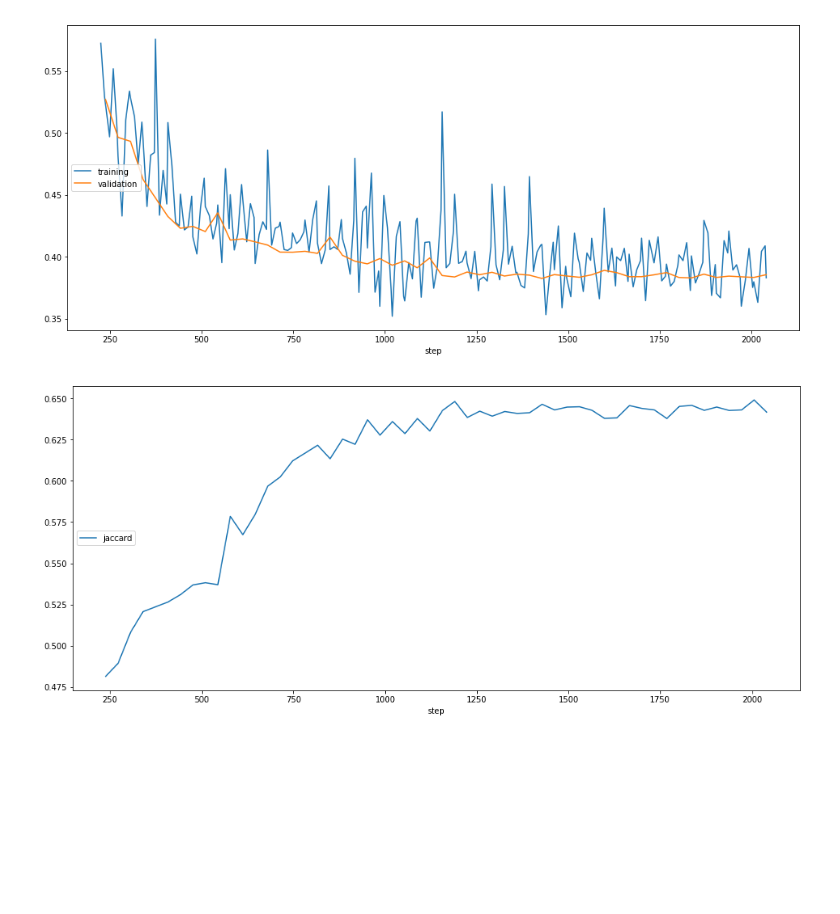
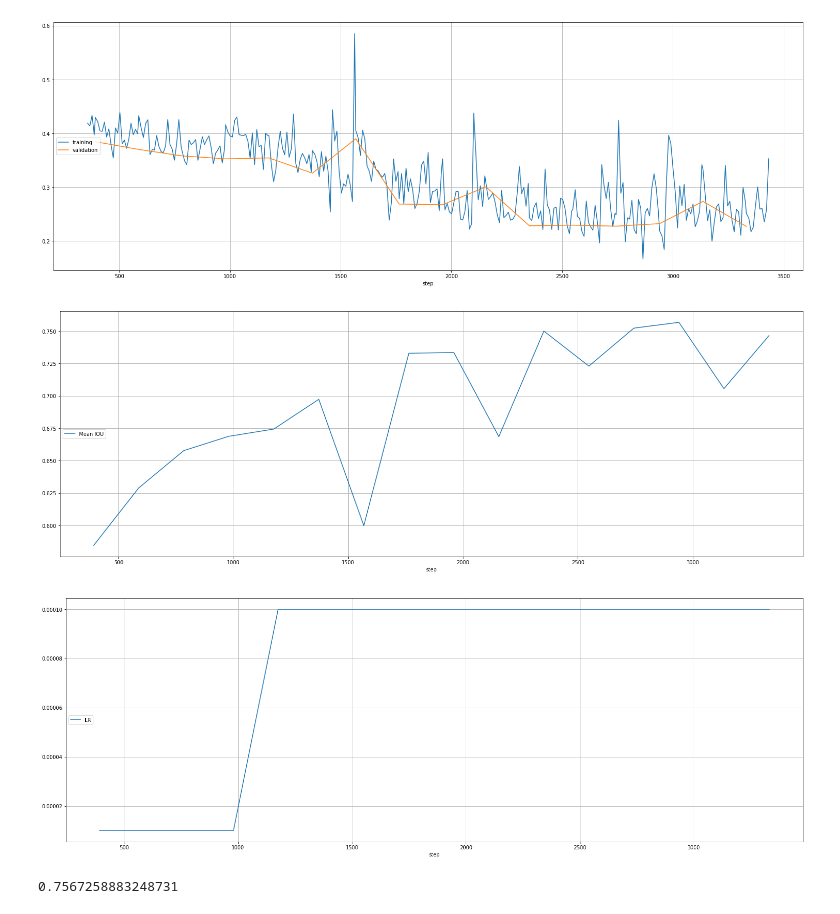
Before and after one commit to windsurfer7563/proj_kaggle_salt, a Jupyter notebook: notebooks/Plots.ipynb, the cells around one changed output. Saved outputs shown, nothing was run; the diff lists cells and outputs as text; code cells hidden in the pictures; blank space fills up the shorter version.

```diff
--- a/notebooks/Plots.ipynb
+++ b/notebooks/Plots.ipynb
@@ -11,42 +9,54 @@ os.chdir('../')
 # %%
 log_path = 'runs/debug/'
 log_file = 'train_0.log'
-sl =220
+sl =350
 logs = pd.read_json(log_path+log_file, lines=True)
 # %%
-plt.figure(figsize=(26,6))
-plt.subplot(1, 2, 1)
-plt.plot(logs.step[(logs.loss.isna() == False) & (logs.step > sl)] //32,
+plt.figure(figsize=(26,30))
+plt.subplot(311)
+plt.plot(logs.step[(logs.loss.isna() == False) & (logs.step > sl)],
             logs.loss[(logs.loss.isna() == False) & (logs.step > sl)],
             label="training")
 
-plt.plot(logs.step[(logs.valid_loss.isna() == False) & (logs.step > sl)] //32,
+plt.plot(logs.step[(logs.valid_loss.isna() == False) & (logs.step > sl)],
             logs.valid_loss[(logs.valid_loss.isna() == False) & (logs.step > sl)],
             label = "validation")
 
 plt.xlabel('step')
 plt.legend(loc='center left')
+plt.grid(True)
+plt.show();
 
-plt.tight_layout()
+plt.figure(figsize=(26,30))
+plt.subplot(312)
+
+#plt.plot(logs.step[(logs.valid_loss.isna() == False) & (logs.step > sl)],
+#            logs.jaccard[(logs.valid_loss.isna() == False) & (logs.step > sl)],
+#            label = "jaccard")
+
+plt.plot(logs.step[(logs.valid_loss.isna() == False) & (logs.step > sl)],
+            logs.mean_iou2[(logs.valid_loss.isna() == False) & (logs.step > sl)],
+            label = "Mean IOU")
+
+plt.xlabel('step')
+plt.legend(loc='center left')
+plt.grid(True)
 plt.show();
+
+plt.figure(figsize=(26,30))
+plt.subplot(312)
+plt.plot(logs.step[(logs.valid_loss.isna() == False) & (logs.step > sl)],
+            logs.lr[(logs.valid_loss.isna() == False) & (logs.step > sl)],
+            label = "LR")
+plt.xlabel('step')
+plt.legend(loc='center left')
+plt.grid(True)
+plt.show();
 # %% [output]
-[figure, old version]
+[figure, new version]
+[figure, added]
+[figure, added]
-# %%
-plt.figure(figsize=(26,6))
-plt.subplot(1, 2, 1)
-
-plt.plot(logs.step[(logs.valid_loss.isna() == False) & (logs.step > sl)],
-            logs.jaccard[(logs.valid_loss.isna() == False) & (logs.step > sl)],
-            label = "jaccard")
-
-plt.plot(logs.step[(logs.valid_loss.isna() == False) & (logs.step > sl)],
-            logs.mean_iou[(logs.valid_loss.isna() == False) & (logs.step > sl)],
-            label = "Mean IOU")
-
-plt.xlabel('step')
-plt.legend(loc='center left')
-
-plt.tight_layout()
-plt.show();
-# %% [output]
-[figure, removed]
+# %%
+logs.mean_iou2.max()
+# %% [output]
+0.7567258883248731
```
Also changed, not shown: parts of 3 cells of this notebook, 46 other files.
